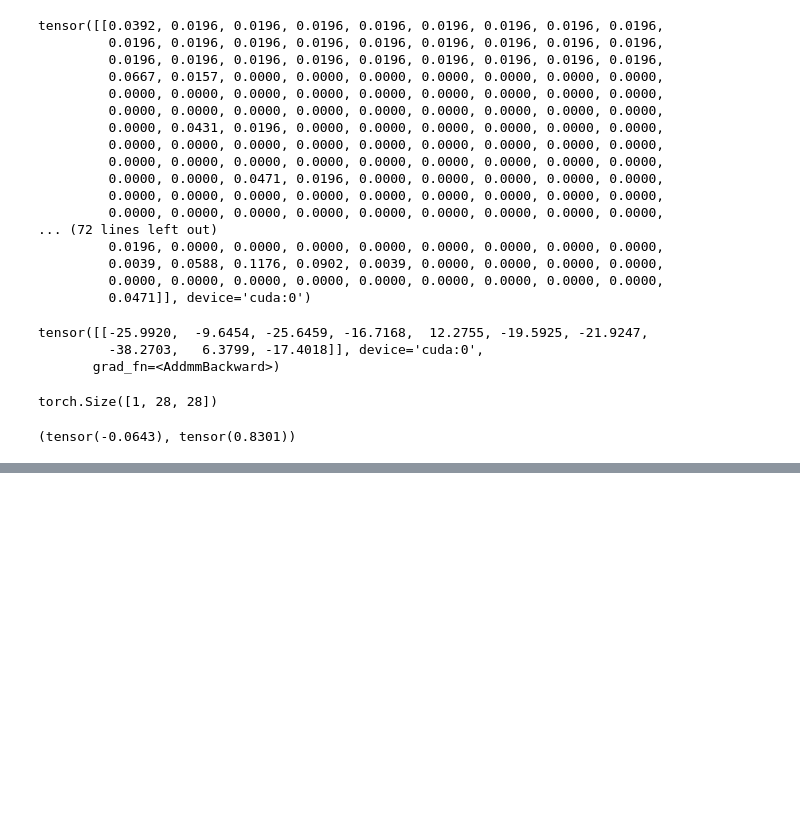
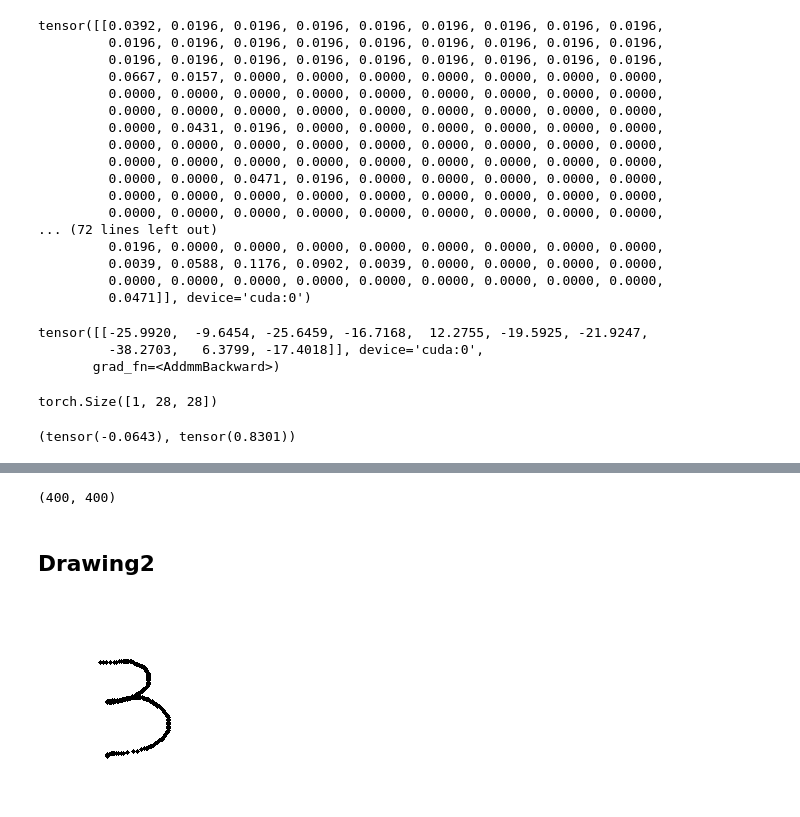
Before and after one commit to hccho2/hccho2FirstGitProject, a Jupyter notebook: torch_files/MNIST_loading.ipynb, the cells around one changed output, grey strips where cells are left out. Cells and saved outputs as stored; diff of their text form; code cells hidden in the pictures; blank space fills up the shorter version.

```diff
--- a/torch_files/MNIST_loading.ipynb
+++ b/torch_files/MNIST_loading.ipynb
@@ -283,0 +344,4 @@ transform_test(img)[0].mean(), transform_test(img)[0].std()
+# %%
+drawing_image.shape
+# %% [output]
+(400, 400)
@@ -283,0 +352,2 @@ transform_test(img)[0].mean(), transform_test(img)[0].std()
+# %% [markdown]
+## Drawing2
@@ -283,0 +402,4 @@ transform_test(img)[0].mean(), transform_test(img)[0].std()
+# %%
+image1
+# %% [output]
+[figure, added]
```
Also changed, not shown: parts of 12 cells of this notebook.
